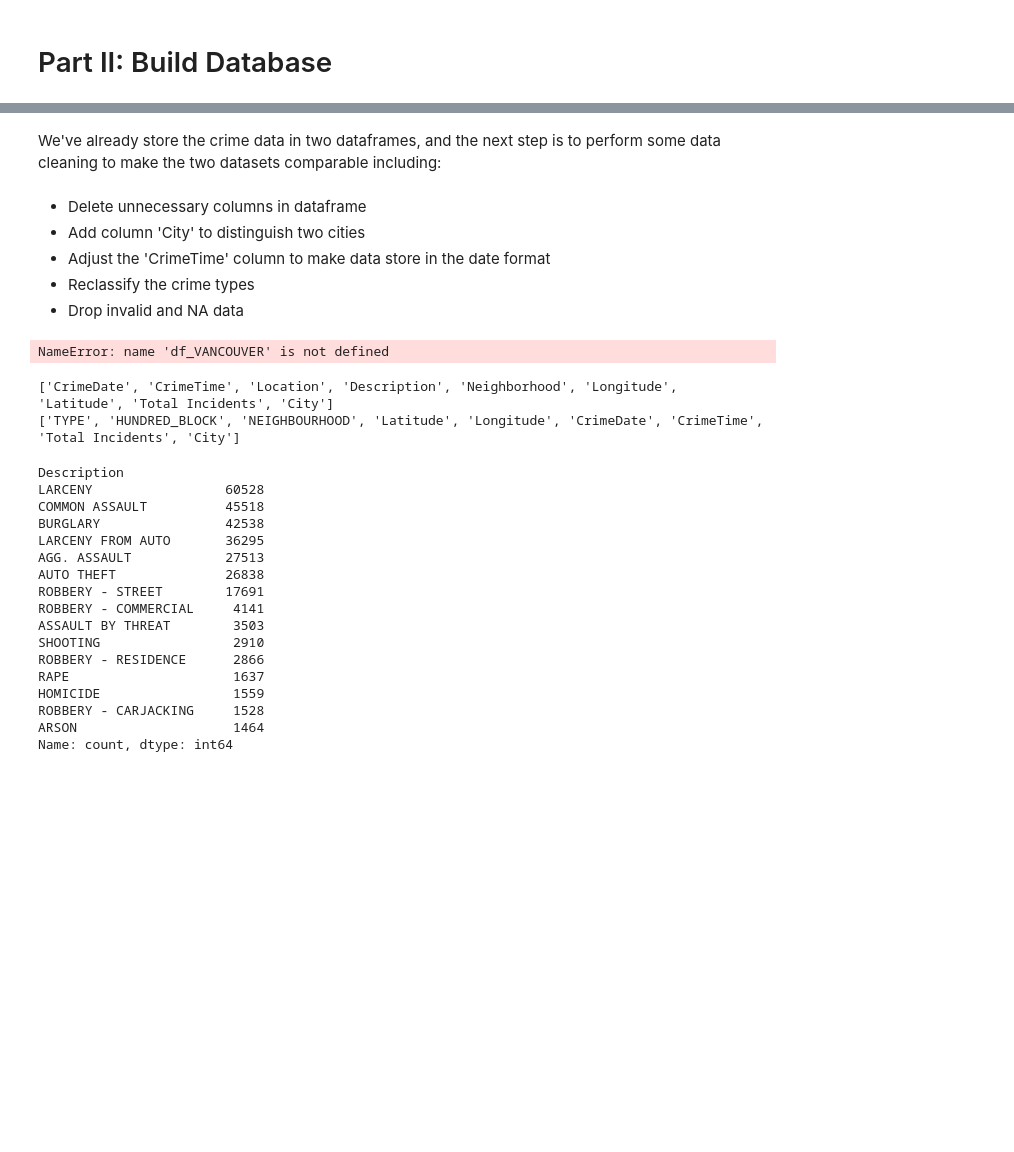
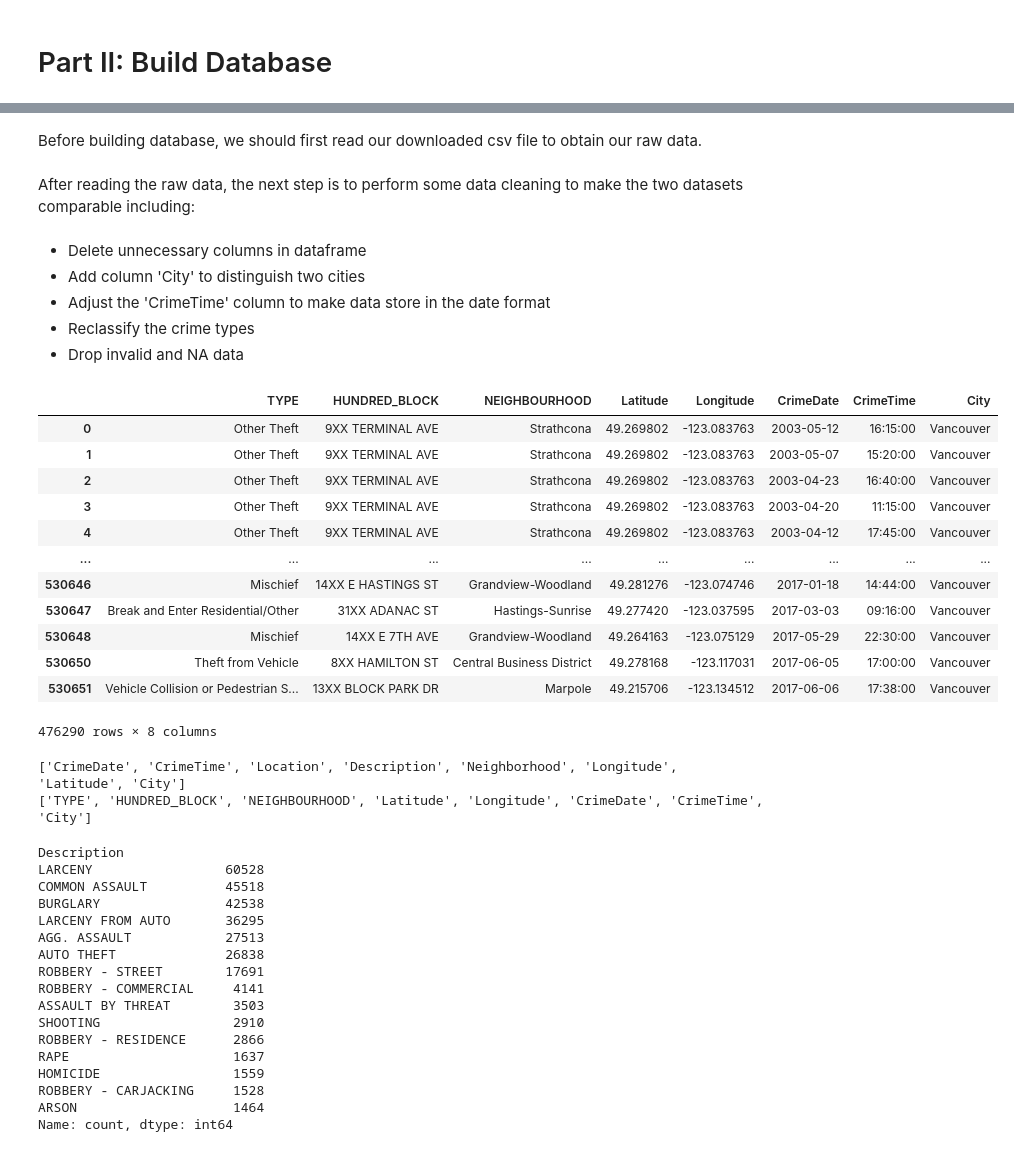
Before and after one commit to LSE-ME204/me204-2024-project-JingyiMAO, a Jupyter notebook: notebooks/NB02-Build-Database.ipynb, the cells around one changed output, grey strips where cells are left out. Drawn from its saved outputs; the diff is of its cells as text; code cells hidden in the pictures; blank space fills up the shorter version.

```diff
--- a/notebooks/NB02-Build-Database.ipynb
+++ b/notebooks/NB02-Build-Database.ipynb
@@ -23,5 +25,10 @@ from dotenv import dotenv_values
+# %% [markdown]
+Before building database, we should first read our downloaded csv file to obtain our raw data.
+# %%
+df_baltimore = pd.read_csv('../data/raw/BPD_Part_1_Victim_Based_Crime_Data.csv')
+df_vancouver = pd.read_csv('../data/raw/crime.csv')
 # %% [markdown]
-We've already store the crime data in two dataframes, and the next step is to perform some data cleaning to make the two datasets comparable including:
+After reading the raw data, the next step is to perform some data cleaning to make the two datasets comparable including:
 # %% [markdown]
 - Delete unnecessary columns in dataframe
 - Add column 'City' to distinguish two cities
@@ -31,20 +42,30 @@ We've already store the crime data in two dataframes, and the next step is to pe
 # %%
-df_VANCOUVER['CrimeDate'] = pd.to_datetime(df_VANCOUVER['DAY'].astype(str) + '/' + df_VANCOUVER['MONTH'].astype(str) + '/' + df_VANCOUVER['YEAR'].astype(str), format='%d/%m/%Y')
-df_VANCOUVER = df_VANCOUVER.dropna(subset=['HOUR', 'MINUTE'])
-df_VANCOUVER['HOUR'] = df_VANCOUVER['HOUR'].astype(int).astype(str).str.zfill(2)
-df_VANCOUVER['MINUTE'] = df_VANCOUVER['MINUTE'].astype(int).astype(str).str.zfill(2)
-df_VANCOUVER['CrimeTime'] = pd.to_datetime(df_VANCOUVER['HOUR'] + ':' + df_VANCOUVER['MINUTE'], format='%H:%M').dt.time
-df_VANCOUVER=df_VANCOUVER.drop(columns=['YEAR','MONTH','DAY','HOUR','MINUTE','X','Y'])
-df_VANCOUVER['Total Incidents']=1
-df_VANCOUVER['City']='Vancouver'
-df_VANCOUVER
-#lower snake case
+df_vancouver['CrimeDate'] = pd.to_datetime(df_vancouver['DAY'].astype(str) + '/' + df_vancouver['MONTH'].astype(str) + '/' + df_vancouver['YEAR'].astype(str), format='%d/%m/%Y')
+df_vancouver = df_vancouver.dropna(subset=['HOUR', 'MINUTE'])
+df_vancouver['HOUR'] = df_vancouver['HOUR'].astype(int).astype(str).str.zfill(2)
+df_vancouver['MINUTE'] = df_vancouver['MINUTE'].astype(int).astype(str).str.zfill(2)
+df_vancouver['CrimeTime'] = pd.to_datetime(df_vancouver['HOUR'] + ':' + df_vancouver['MINUTE'], format='%H:%M').dt.time
+df_vancouver=df_vancouver.drop(columns=['YEAR','MONTH','DAY','HOUR','MINUTE','X','Y'])
+df_vancouver['City']='Vancouver'
+df_vancouver
 # %% [output]
+|  | TYPE | HUNDRED_BLOCK | NEIGHBOURHOOD | Latitude | Longitude | CrimeDate | CrimeTime | City |
+| 0 | Other Theft | 9XX TERMINAL AVE | Strathcona | 49.269802 | -123.083763 | 2003-05-12 | 16:15:00 | Vancouver |
+| 1 | Other Theft | 9XX TERMINAL AVE | Strathcona | 49.269802 | -123.083763 | 2003-05-07 | 15:20:00 | Vancouver |
+| 2 | Other Theft | 9XX TERMINAL AVE | Strathcona | 49.269802 | -123.083763 | 2003-04-23 | 16:40:00 | Vancouver |
+| 3 | Other Theft | 9XX TERMINAL AVE | Strathcona | 49.269802 | -123.083763 | 2003-04-20 | 11:15:00 | Vancouver |
+| 4 | Other Theft | 9XX TERMINAL AVE | Strathcona | 49.269802 | -123.083763 | 2003-04-12 | 17:45:00 | Vancouver |
+| ... | ... | ... | ... | ... | ... | ... | ... | ... |
+| 530646 | Mischief | 14XX E HASTINGS ST | Grandview-Woodland | 49.281276 | -123.074746 | 2017-01-18 | 14:44:00 | Vancouver |
+| 530647 | Break and Enter Residential/Other | 31XX ADANAC ST | Hastings-Sunrise | 49.277420 | -123.037595 | 2017-03-03 | 09:16:00 | Vancouver |
+| 530648 | Mischief | 14XX E 7TH AVE | Grandview-Woodland | 49.264163 | -123.075129 | 2017-05-29 | 22:30:00 | Vancouver |
+| 530650 | Theft from Vehicle | 8XX HAMILTON ST | Central Business District | 49.278168 | -123.117031 | 2017-06-05 | 17:00:00 | Vancouver |
+| 530651 | Vehicle Collision or Pedestrian S... | 13XX BLOCK PARK DR | Marpole | 49.215706 | -123.134512 | 2017-06-06 | 17:38:00 | Vancouver |
-NameError: name 'df_VANCOUVER' is not defined
+476290 rows × 8 columns
 # %%
-print(df_BALTIMORE.columns.tolist())
-print(df_VANCOUVER.columns.tolist())
+print(df_baltimore.columns.tolist())
+print(df_vancouver.columns.tolist())
 # %% [output]
-['CrimeDate', 'CrimeTime', 'Location', 'Description', 'Neighborhood', 'Longitude', 'Latitude', 'Total Incidents', 'City']
-['TYPE', 'HUNDRED_BLOCK', 'NEIGHBOURHOOD', 'Latitude', 'Longitude', 'CrimeDate', 'CrimeTime', 'Total Incidents', 'City']
+['CrimeDate', 'CrimeTime', 'Location', 'Description', 'Neighborhood', 'Longitude', 'Latitude', 'City']
+['TYPE', 'HUNDRED_BLOCK', 'NEIGHBOURHOOD', 'Latitude', 'Longitude', 'CrimeDate', 'CrimeTime', 'City']
 # %%
```
Also changed, not shown: parts of 15 cells of this notebook, 1 other file.
